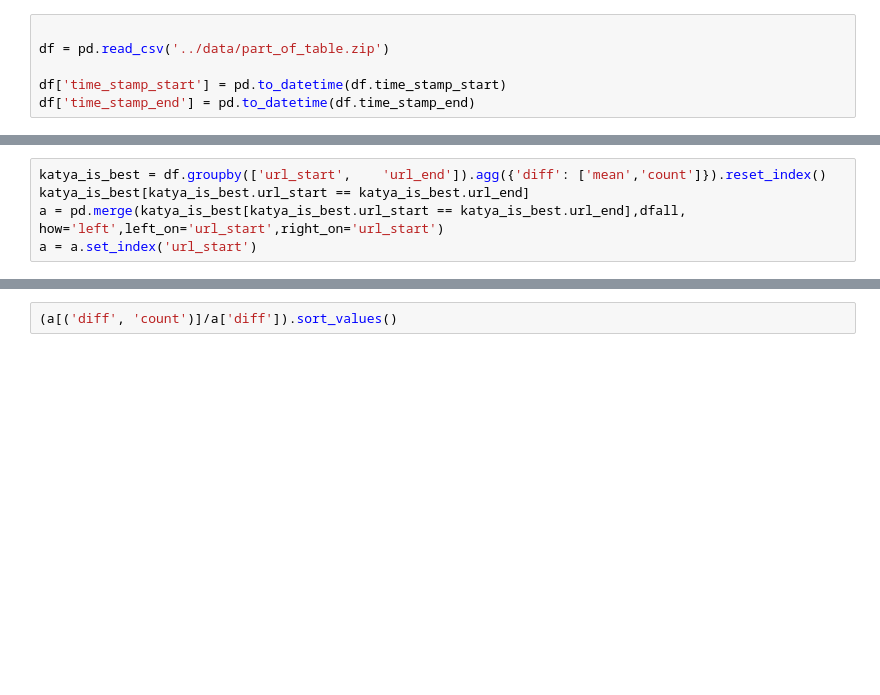
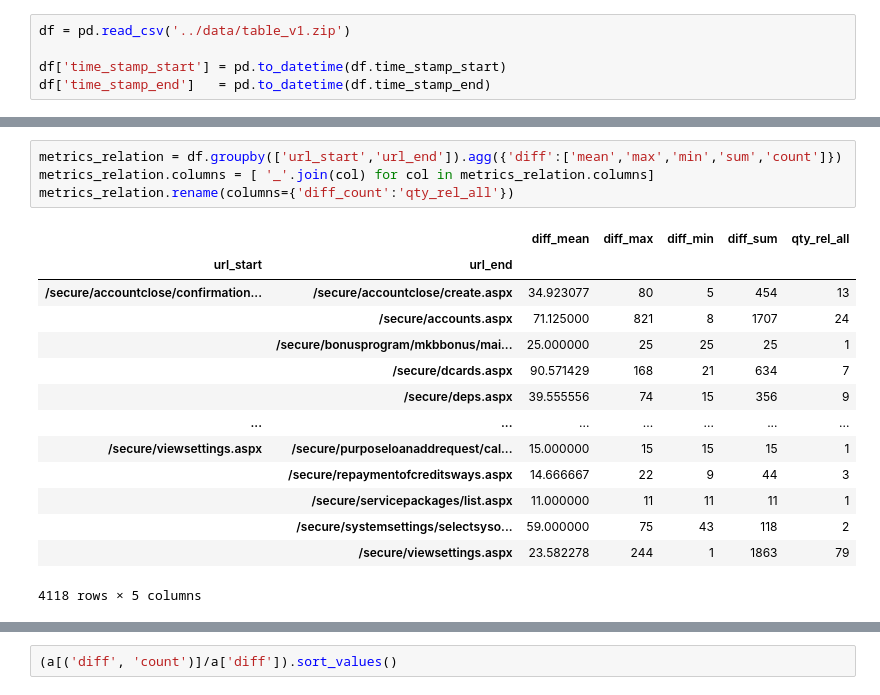
Before and after one commit to spakt26/finodays_mkb, a Jupyter notebook: notebooks/metrics.ipynb, the cells around one changed output, grey strips where cells are left out. Cells and saved outputs as stored; diff of their text form; blank space fills up the shorter version.

Commit message:
metrics V2

```diff
--- a/notebooks/metrics.ipynb
+++ b/notebooks/metrics.ipynb
@@ -3,7 +2,6 @@ import zipfile
 import pandas as pd
 # %%
-
-df = pd.read_csv('../data/part_of_table.zip')
+df = pd.read_csv('../data/table_v1.zip')
 
 df['time_stamp_start'] = pd.to_datetime(df.time_stamp_start)
-df['time_stamp_end'] = pd.to_datetime(df.time_stamp_end)
+df['time_stamp_end']   = pd.to_datetime(df.time_stamp_end)
@@ -29,5 +8,19 @@ dfall
-# %%
-katya_is_best = df.groupby(['url_start',	'url_end']).agg({'diff': ['mean','count']}).reset_index()
-katya_is_best[katya_is_best.url_start == katya_is_best.url_end]
-a = pd.merge(katya_is_best[katya_is_best.url_start == katya_is_best.url_end],dfall, how='left',left_on='url_start',right_on='url_start')
-a = a.set_index('url_start')
+# %%
+metrics_relation = df.groupby(['url_start','url_end']).agg({'diff':['mean','max','min','sum','count']})
+metrics_relation.columns = [ '_'.join(col) for col in metrics_relation.columns]
+metrics_relation.rename(columns={'diff_count':'qty_rel_all'})
+# %% [output]
+|  |  | diff_mean | diff_max | diff_min | diff_sum | qty_rel_all |
+| url_start | url_end |  |  |  |  |  |
+| /secure/accountclose/confirmation... | /secure/accountclose/create.aspx | 34.923077 | 80 | 5 | 454 | 13 |
+|  | /secure/accounts.aspx | 71.125000 | 821 | 8 | 1707 | 24 |
+|  | /secure/bonusprogram/mkbbonus/mai... | 25.000000 | 25 | 25 | 25 | 1 |
+|  | /secure/dcards.aspx | 90.571429 | 168 | 21 | 634 | 7 |
+|  | /secure/deps.aspx | 39.555556 | 74 | 15 | 356 | 9 |
+| ... | ... | ... | ... | ... | ... | ... |
+| /secure/viewsettings.aspx | /secure/purposeloanaddrequest/cal... | 15.000000 | 15 | 15 | 15 | 1 |
+|  | /secure/repaymentofcreditsways.aspx | 14.666667 | 22 | 9 | 44 | 3 |
+|  | /secure/servicepackages/list.aspx | 11.000000 | 11 | 11 | 11 | 1 |
+|  | /secure/systemsettings/selectsyso... | 59.000000 | 75 | 43 | 118 | 2 |
+|  | /secure/viewsettings.aspx | 23.582278 | 244 | 1 | 1863 | 79 |
+4118 rows × 5 columns
```
Also changed, not shown: parts of 4 cells of this notebook, 4 other files.
